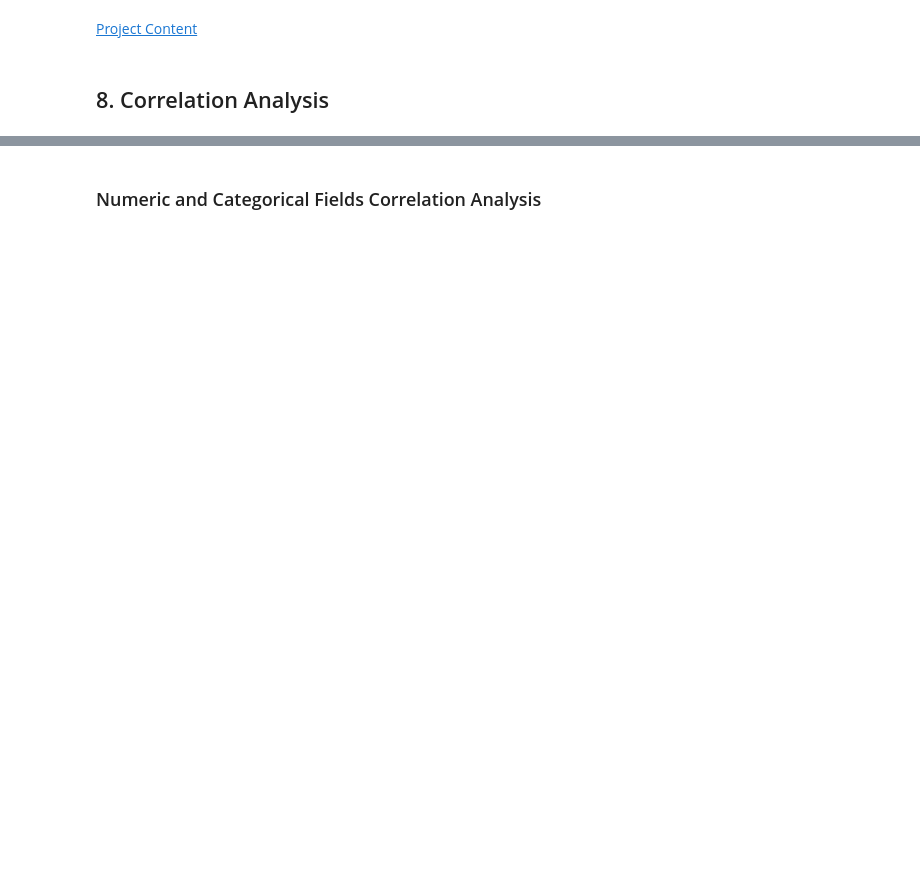
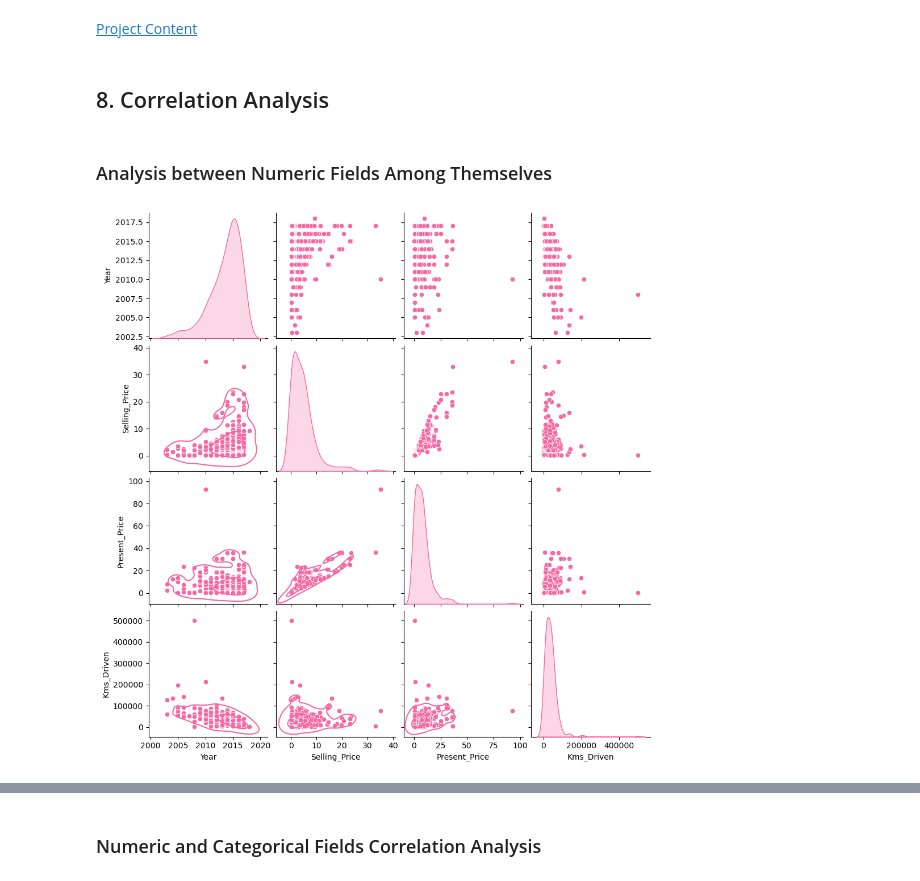
Before and after one commit to mamishere/Car-Dataset, a Jupyter notebook: Car-Dataset.ipynb, the cells around one changed output, grey strips where cells are left out. Saved outputs shown, nothing was run; the diff lists cells and outputs as text; code cells hidden in the pictures; blank space fills up the shorter version.

```diff
--- a/Car-Dataset.ipynb
+++ b/Car-Dataset.ipynb
@@ -179,0 +244,20 @@ Numerical fields are:         ['Year', 'Selling_Price', 'Present_Price', 'Kms_Dr
+# %%
+title_font = {"family" : "arial", "color" : "k", "weight" : "bold", "size" : 14}
+text_font = {"family" : "arial", "color" : "k", "size" : 10}
+
+colors = ["#4D455D", "#E96479", "#865DFF"]
+explode = (0.3,)
+
+for field in cat_f:
+
+    fig, ax = plt.subplots(figsize = (7, 7))
+    field_unique_values_list = list(df[field].unique())
+
+    ax.pie((np.array(df[field].value_counts())),
+            labeldistance = 100, startangle = 110, colors = colors, shadow = True,
+            explode = explode * len(np.array(df[field].value_counts())))
+
+    ax.axis("equal")
+    ax.legend(field_unique_values_list, loc = "upper right", frameon = False)
+
+    plt.title(field, fontdict = title_font)
@@ -201,0 +273,10 @@ Numerical fields are:         ['Year', 'Selling_Price', 'Present_Price', 'Kms_Dr
+# %%
+cat_dict = {}
+
+for field in cat_f[:-1]:
+
+    cat_dict[field + "_str"] = list(df[field].unique())
+
+    cat_dict[field + "_int"] = [i for i in range(1, len(list(df[field].unique())) + 1)]
+
+cat_dict
@@ -201,0 +290,7 @@ Numerical fields are:         ['Year', 'Selling_Price', 'Present_Price', 'Kms_Dr
+# %%
+for field in cat_f[:-1]:
+
+    df[field + "_int"] = df[field]
+    df[field + "_int"].replace(cat_dict[field + "_str"], cat_dict[field + "_int"], inplace = True)
+
+df
@@ -203,3 +339,14 @@ Numerical fields are:         ['Year', 'Selling_Price', 'Present_Price', 'Kms_Dr
 [Project Content](#0)
 # %% [markdown]
 ## 8. Correlation Analysis <a id = 8></a>
+# %% [markdown]
+### Analysis between Numeric Fields Among Themselves
+# %%
+sns.set_palette("RdPu", 1)
+
+graph = sns.pairplot(df[num_f], diag_kind = "kde")
+graph.map_lower(sns.kdeplot, levels = 3, col = ".6")
+
+plt.show()
+# %% [output]
+[figure, added]
```
Also changed, not shown: parts of 32 cells of this notebook.
